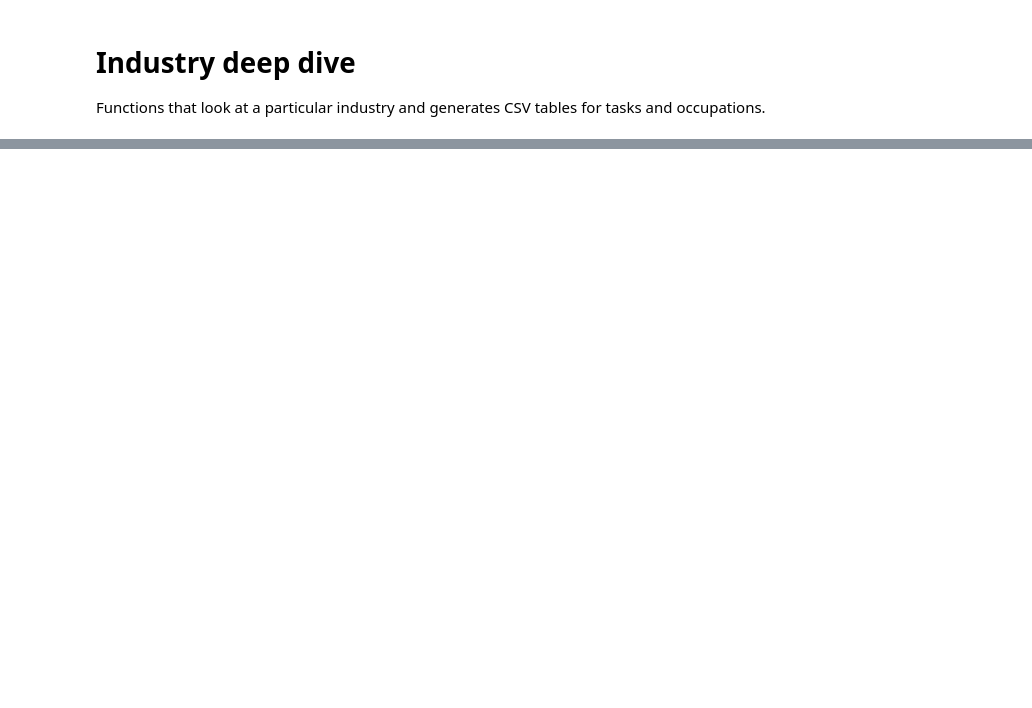
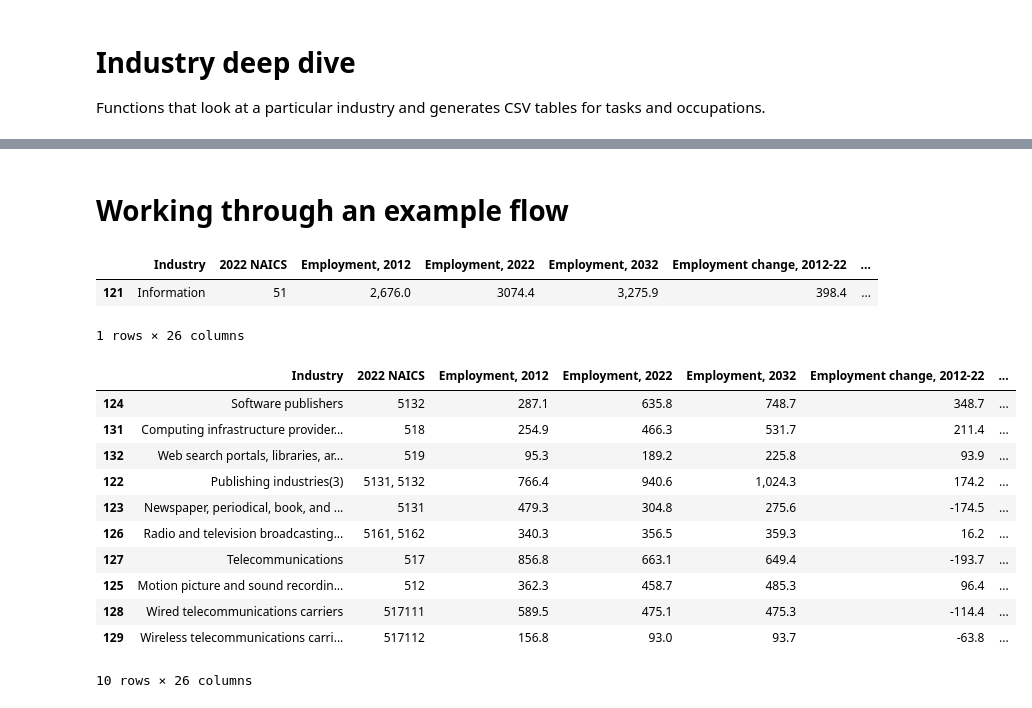
Before and after one commit to radoshi/gptsaregpts, a Jupyter notebook: notebooks/analysis.ipynb, the cells around one changed output, grey strips where cells are left out. Drawn from its saved outputs; the diff is of its cells as text; code cells hidden in the pictures; blank space fills up the shorter version.

Commit message:
feat: Publishing post.

```diff
--- a/notebooks/analysis.ipynb
+++ b/notebooks/analysis.ipynb
@@ -229,24 +229,40 @@ for col in ["Employment, 2022", "Output, 2022"]:
 # %% [markdown]
 ## Extract groups and supergroups
+# %%
+# Extract all supergroups and groups for mapping purposes.
+# Supergroup is a row with a 2-digit NAICS code.
+# Multiple codes can map to the same supergroup - rows could have multiple comma seperated codes.
+# eg. 31,32,33 maps to supergroup 31.
+# all_supergroups maps from a supergroup number to a supergroup name.
+# eg. 31 -> Manufacturing, 32 -> Manufacturing, 33 -> Manufacturing
+def get_groups(dataframe: pd.DataFrame, num: int) -> dict:
+    groups = {}
+    for _, row in dataframe.iterrows():
+        naics_code = row[" 2022 NAICS"]
+        if pd.isna(naics_code) or naics_code == "NA":
+            continue
+        naics_codes = naics_code.split(",")
+        for code in naics_codes:
+            if len(code) == num:
+                groups[code] = row["Industry"]
+    return groups
+
+SUPERGROUPS = get_groups(industry_output_clean, 2)
+SUBGROUPS = get_groups(industry_output_clean, 3)
 # %%
 def extract_supergroup(row):
     naics_code = row[" 2022 NAICS"]
-    if len(naics_code) >= 2:
-        return naics_code[:2]
-    return ""
-
+    return SUPERGROUPS.get(naics_code[:2], "")
 
 def extract_group(row):
     naics_code = row[" 2022 NAICS"]
-    if len(naics_code) >= 3:
-        return naics_code[:3]
-    return ""
+    return SUBGROUPS.get(naics_code[:3], "")
 
-
-industry_output_clean["Supergroup"] = industry_output_clean.apply(
-    extract_supergroup, axis=1
-)
+# Set group and supergroup for each row.
+industry_output_clean["Supergroup"] = industry_output_clean.apply(extract_supergroup, axis=1)
+industry_output_clean["is_supergroup"] = industry_output_clean["Supergroup"] == industry_output_clean["Industry"]
 industry_output_clean["Group"] = industry_output_clean.apply(extract_group, axis=1)
+industry_output_clean["is_group"] = industry_output_clean["Group"] == industry_output_clean["Industry"]
 # %% [markdown]
 ## Calculate output scaled exposures
 # %%
@@ -434,0 +447,23 @@ industry_occupation("Professional, scientific, and technical services", "54").so
+# %% [markdown]
+# Working through an example flow
+# %%
+industry_output_clean[industry_output_clean["is_supergroup"] & (industry_output_clean["Industry"] == "Information")]
+# %% [output]
+|  | Industry | 2022 NAICS | Employment, 2012 | Employment, 2022 | Employment, 2032 | Employment change, 2012-22 | ... |
+| 121 | Information | 51 | 2,676.0 | 3074.4 | 3,275.9 | 398.4 | ... |
+1 rows × 26 columns
+# %%
+industry_output_clean[(industry_output_clean["Supergroup"] == "Information") & (~industry_output_clean["is_supergroup"])].nlargest(10, "zeta")
+# %% [output]
+|  | Industry | 2022 NAICS | Employment, 2012 | Employment, 2022 | Employment, 2032 | Employment change, 2012-22 | ... |
+| 124 | Software publishers | 5132 | 287.1 | 635.8 | 748.7 | 348.7 | ... |
+| 131 | Computing infrastructure provider... | 518 | 254.9 | 466.3 | 531.7 | 211.4 | ... |
+| 132 | Web search portals, libraries, ar... | 519 | 95.3 | 189.2 | 225.8 | 93.9 | ... |
+| 122 | Publishing industries(3) | 5131, 5132 | 766.4 | 940.6 | 1,024.3 | 174.2 | ... |
+| 123 | Newspaper, periodical, book, and ... | 5131 | 479.3 | 304.8 | 275.6 | -174.5 | ... |
+| 126 | Radio and television broadcasting... | 5161, 5162 | 340.3 | 356.5 | 359.3 | 16.2 | ... |
+| 127 | Telecommunications | 517 | 856.8 | 663.1 | 649.4 | -193.7 | ... |
+| 125 | Motion picture and sound recordin... | 512 | 362.3 | 458.7 | 485.3 | 96.4 | ... |
+| 128 | Wired telecommunications carriers | 517111 | 589.5 | 475.1 | 475.3 | -114.4 | ... |
+| 129 | Wireless telecommunications carri... | 517112 | 156.8 | 93.0 | 93.7 | -63.8 | ... |
+10 rows × 26 columns
```
Also changed, not shown: parts of 21 cells of this notebook.
